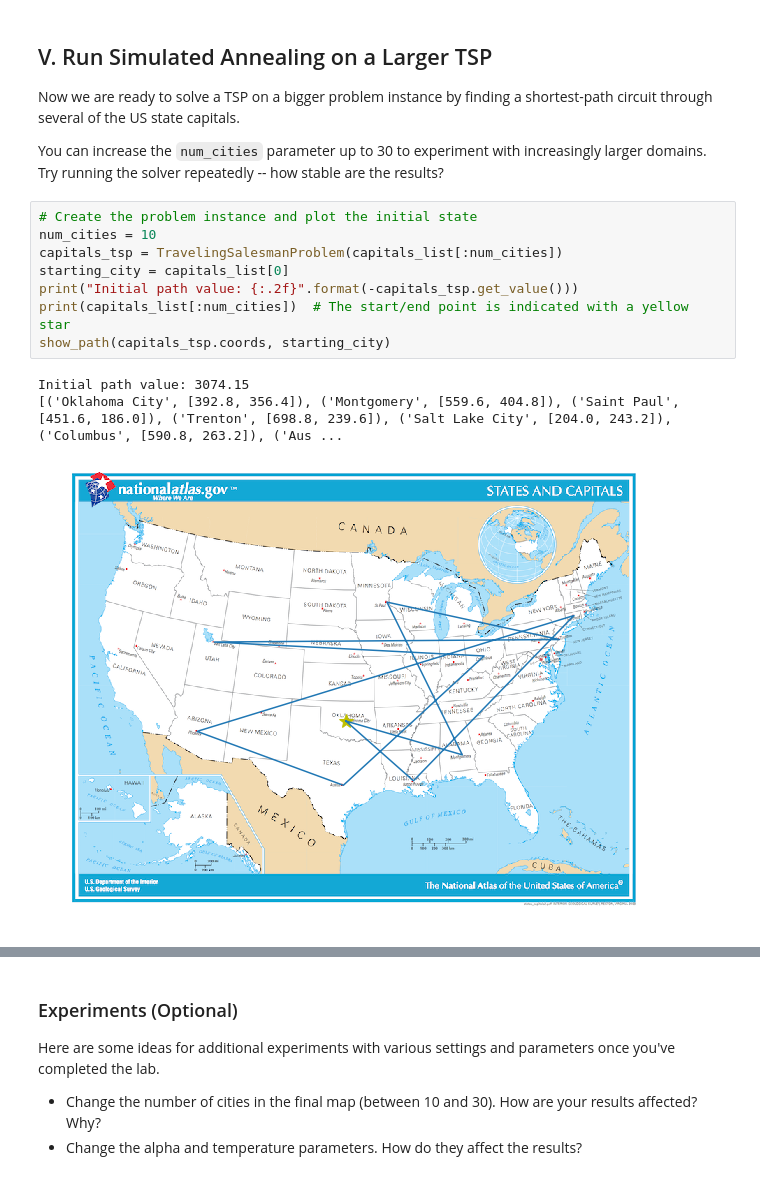
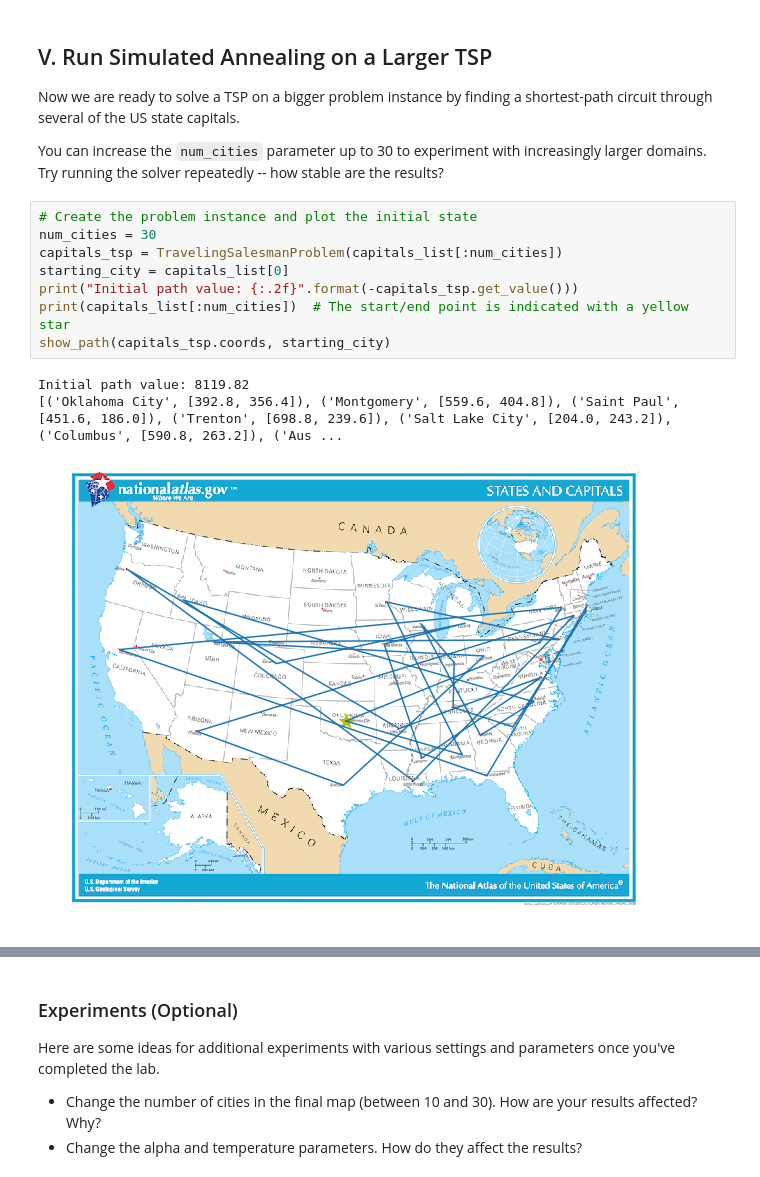
Before and after one commit to td2014/AIND-Simulated_Annealing, a Jupyter notebook: AIND-Simulated_Annealing.ipynb, the cells around one changed output, grey strips where cells are left out. Drawn from its saved outputs; the diff is of its cells as text.

Commit message:
changed to 30 cities.

```diff
--- a/AIND-Simulated_Annealing.ipynb
+++ b/AIND-Simulated_Annealing.ipynb
@@ -350,16 +350,16 @@ Now we are ready to solve a TSP on a bigger problem instance by finding a shorte
 You can increase the `num_cities` parameter up to 30 to experiment with increasingly larger domains.  Try running the solver repeatedly -- how stable are the results?
 # %%
 # Create the problem instance and plot the initial state
-num_cities = 10
+num_cities = 30
 capitals_tsp = TravelingSalesmanProblem(capitals_list[:num_cities])
 starting_city = capitals_list[0]
 print("Initial path value: {:.2f}".format(-capitals_tsp.get_value()))
 print(capitals_list[:num_cities])  # The start/end point is indicated with a yellow star
 show_path(capitals_tsp.coords, starting_city)
 # %% [output]
-Initial path value: 3074.15
+Initial path value: 8119.82
 [('Oklahoma City', [392.8, 356.4]), ('Montgomery', [559.6, 404.8]), ('Saint Paul', [451.6, 186.0]), ('Trenton', [698.8, 239.6]), ('Salt Lake City', [204.0, 243.2]), ('Columbus', [590.8, 263.2]), ('Aus ...
-[figure, old version]
+[figure, new version]
 # %%
 # set the decay rate and initial temperature parameters, then run simulated annealing to solve the TSP
 alpha = 0.95
```
Also changed, not shown: parts of 2 cells of this notebook.
